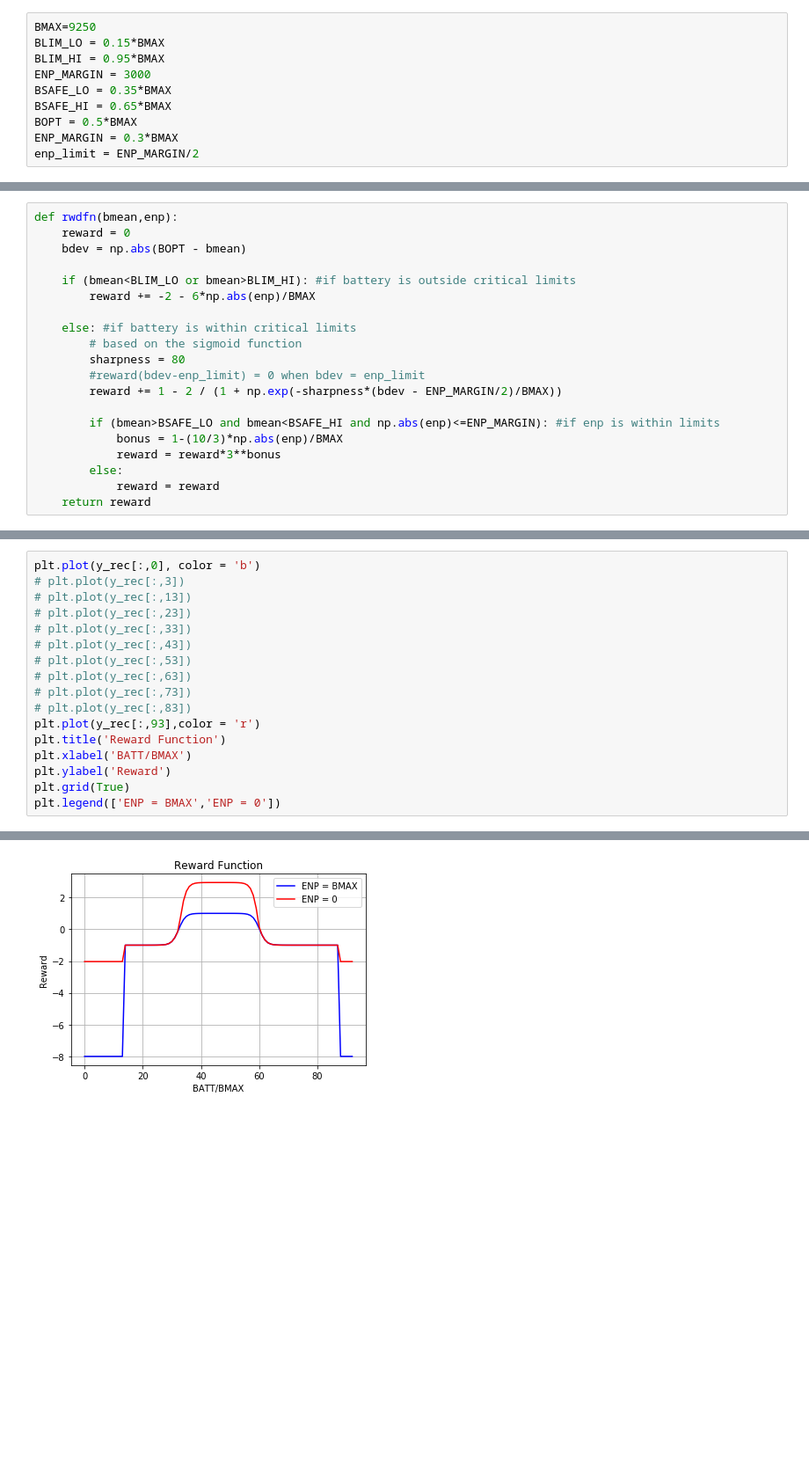
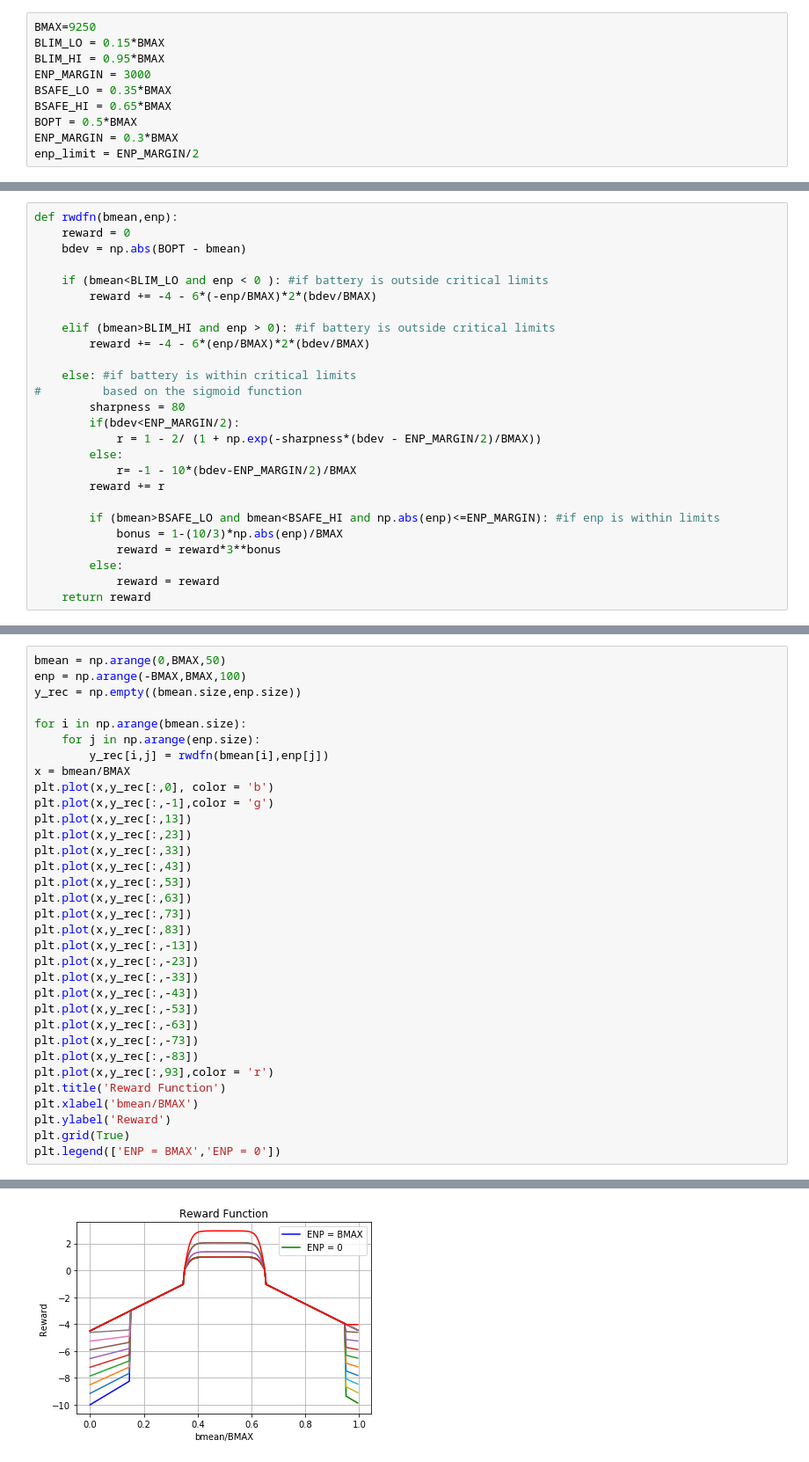
Before and after one commit to shaswot/dsn_eno, a Jupyter notebook: G_reward.ipynb, the cells around one changed output, grey strips where cells are left out. Shown: that part at 88% size. Saved outputs shown, nothing was run; the diff lists cells and outputs as text; blank space fills up the shorter version.

```diff
--- a/G_reward.ipynb
+++ b/G_reward.ipynb
@@ -63,14 +77,20 @@ def rwdfn(bmean,enp):
     reward = 0
     bdev = np.abs(BOPT - bmean)
 
-    if (bmean<BLIM_LO or bmean>BLIM_HI): #if battery is outside critical limits
-        reward += -2 - 6*np.abs(enp)/BMAX
+    if (bmean<BLIM_LO and enp < 0 ): #if battery is outside critical limits
+        reward += -4 - 6*(-enp/BMAX)*2*(bdev/BMAX)
+
+    elif (bmean>BLIM_HI and enp > 0): #if battery is outside critical limits
+        reward += -4 - 6*(enp/BMAX)*2*(bdev/BMAX)
 
     else: #if battery is within critical limits
-        # based on the sigmoid function
+#         based on the sigmoid function
         sharpness = 80
-        #reward(bdev-enp_limit) = 0 when bdev = enp_limit
-        reward += 1 - 2 / (1 + np.exp(-sharpness*(bdev - ENP_MARGIN/2)/BMAX))
+        if(bdev<ENP_MARGIN/2):
+            r = 1 - 2/ (1 + np.exp(-sharpness*(bdev - ENP_MARGIN/2)/BMAX))
+        else:
+            r= -1 - 10*(bdev-ENP_MARGIN/2)/BMAX
+        reward += r
 
         if (bmean>BSAFE_LO and bmean<BSAFE_HI and np.abs(enp)<=ENP_MARGIN): #if enp is within limits
             bonus = 1-(10/3)*np.abs(enp)/BMAX
@@ -89,20 +101,36 @@ for i in np.arange(bmean.size):
 # %%
-plt.plot(y_rec[:,0], color = 'b')
-# plt.plot(y_rec[:,3])
-# plt.plot(y_rec[:,13])
-# plt.plot(y_rec[:,23])
-# plt.plot(y_rec[:,33])
-# plt.plot(y_rec[:,43])
-# plt.plot(y_rec[:,53])
-# plt.plot(y_rec[:,63])
-# plt.plot(y_rec[:,73])
-# plt.plot(y_rec[:,83])
-plt.plot(y_rec[:,93],color = 'r')
+bmean = np.arange(0,BMAX,50)
+enp = np.arange(-BMAX,BMAX,100)
+y_rec = np.empty((bmean.size,enp.size))
+
+for i in np.arange(bmean.size):
+    for j in np.arange(enp.size):
+        y_rec[i,j] = rwdfn(bmean[i],enp[j])
+x = bmean/BMAX
+plt.plot(x,y_rec[:,0], color = 'b')
+plt.plot(x,y_rec[:,-1],color = 'g')
+plt.plot(x,y_rec[:,13])
+plt.plot(x,y_rec[:,23])
+plt.plot(x,y_rec[:,33])
+plt.plot(x,y_rec[:,43])
+plt.plot(x,y_rec[:,53])
+plt.plot(x,y_rec[:,63])
+plt.plot(x,y_rec[:,73])
+plt.plot(x,y_rec[:,83])
+plt.plot(x,y_rec[:,-13])
+plt.plot(x,y_rec[:,-23])
+plt.plot(x,y_rec[:,-33])
+plt.plot(x,y_rec[:,-43])
+plt.plot(x,y_rec[:,-53])
+plt.plot(x,y_rec[:,-63])
+plt.plot(x,y_rec[:,-73])
+plt.plot(x,y_rec[:,-83])
+plt.plot(x,y_rec[:,93],color = 'r')
 plt.title('Reward Function')
-plt.xlabel('BATT/BMAX')
+plt.xlabel('bmean/BMAX')
 plt.ylabel('Reward')
 plt.grid(True)
 plt.legend(['ENP = BMAX','ENP = 0'])
 # %% [output]
 <matplotlib.legend.Legend at 0x...>
-[figure, old version]
+[figure, new version]
```
Also changed, not shown: parts of 9 cells of this notebook, 17 other files.
